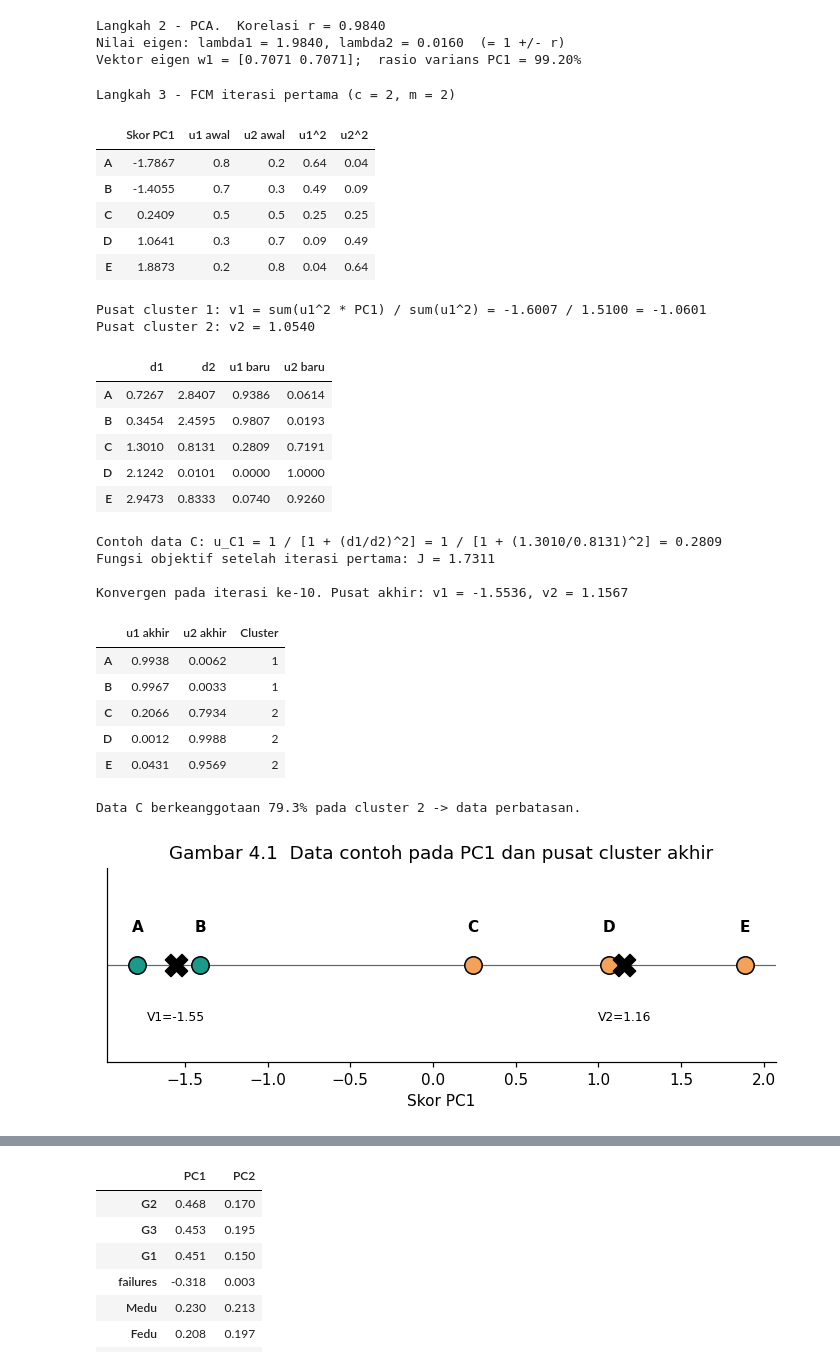
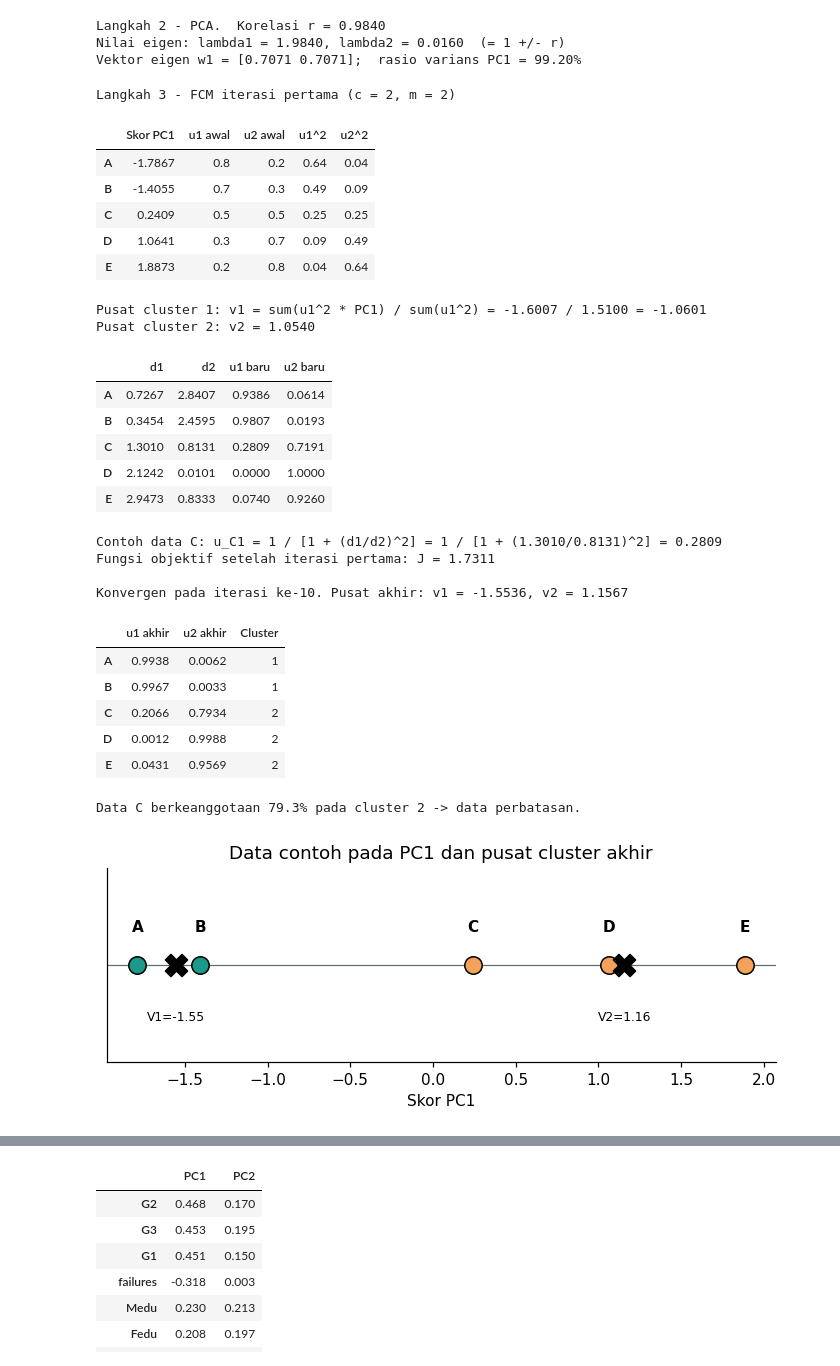
Before and after one commit to Nanda-0101/PROJECT_FUZZY, a Jupyter notebook: notebook/FCM_PCA_Notebook.ipynb, the cells around one changed output, grey strips where cells are left out. Drawn from its saved outputs; the diff is of its cells as text; code cells hidden in the pictures.

```diff
--- a/notebook/FCM_PCA_Notebook.ipynb
+++ b/notebook/FCM_PCA_Notebook.ipynb
@@ -425,33 +409,33 @@ for i, l in enumerate(lab):
 for k_, vv in enumerate(v_e):
     ax.scatter(vv, 0, marker="X", s=210, c="black", zorder=4); ax.text(vv, -.2, f"V{k_+1}={vv:.2f}", ha="center", fontsize=8)
 ax.axhline(0, color=GR, lw=.8); ax.set_ylim(-.35, .35); ax.set_yticks([]); ax.grid(False)
-ax.set(xlabel="Skor PC1", title="Gambar 4.1  Data contoh pada PC1 dan pusat cluster akhir"); plt.tight_layout(); plt.show()
+ax.set(xlabel="Skor PC1", title="Data contoh pada PC1 dan pusat cluster akhir"); plt.tight_layout(); plt.show()
 # %% [output]
 Langkah 3 - FCM iterasi pertama (c = 2, m = 2)
 |  | Skor PC1 | u1 awal | u2 awal | u1^2 | u2^2 |
 | A | -1.7867 | 0.8 | 0.2 | 0.64 | 0.04 |
 | B | -1.4055 | 0.7 | 0.3 | 0.49 | 0.09 |
 | C | 0.2409 | 0.5 | 0.5 | 0.25 | 0.25 |
 | D | 1.0641 | 0.3 | 0.7 | 0.09 | 0.49 |
 | E | 1.8873 | 0.2 | 0.8 | 0.04 | 0.64 |
 Pusat cluster 1: v1 = sum(u1^2 * PC1) / sum(u1^2) = -1.6007 / 1.5100 = -1.0601
 Pusat cluster 2: v2 = 1.0540
 |  | d1 | d2 | u1 baru | u2 baru |
 | A | 0.7267 | 2.8407 | 0.9386 | 0.0614 |
 | B | 0.3454 | 2.4595 | 0.9807 | 0.0193 |
 | C | 1.3010 | 0.8131 | 0.2809 | 0.7191 |
 | D | 2.1242 | 0.0101 | 0.0000 | 1.0000 |
 | E | 2.9473 | 0.8333 | 0.0740 | 0.9260 |
 Contoh data C: u_C1 = 1 / [1 + (d1/d2)^2] = 1 / [1 + (1.3010/0.8131)^2] = 0.2809
 Fungsi objektif setelah iterasi pertama: J = 1.7311
 
 Konvergen pada iterasi ke-10. Pusat akhir: v1 = -1.5536, v2 = 1.1567
 |  | u1 akhir | u2 akhir | Cluster |
 | A | 0.9938 | 0.0062 | 1 |
 | B | 0.9967 | 0.0033 | 1 |
 | C | 0.2066 | 0.7934 | 2 |
 | D | 0.0012 | 0.9988 | 2 |
 | E | 0.0431 | 0.9569 | 2 |
 Data C berkeanggotaan 79.3% pada cluster 2 -> data perbatasan.
-[figure, old version]
+[figure, new version]
 # %% [markdown]
```
Also changed, not shown: parts of 24 cells of this notebook, 1 other file.
